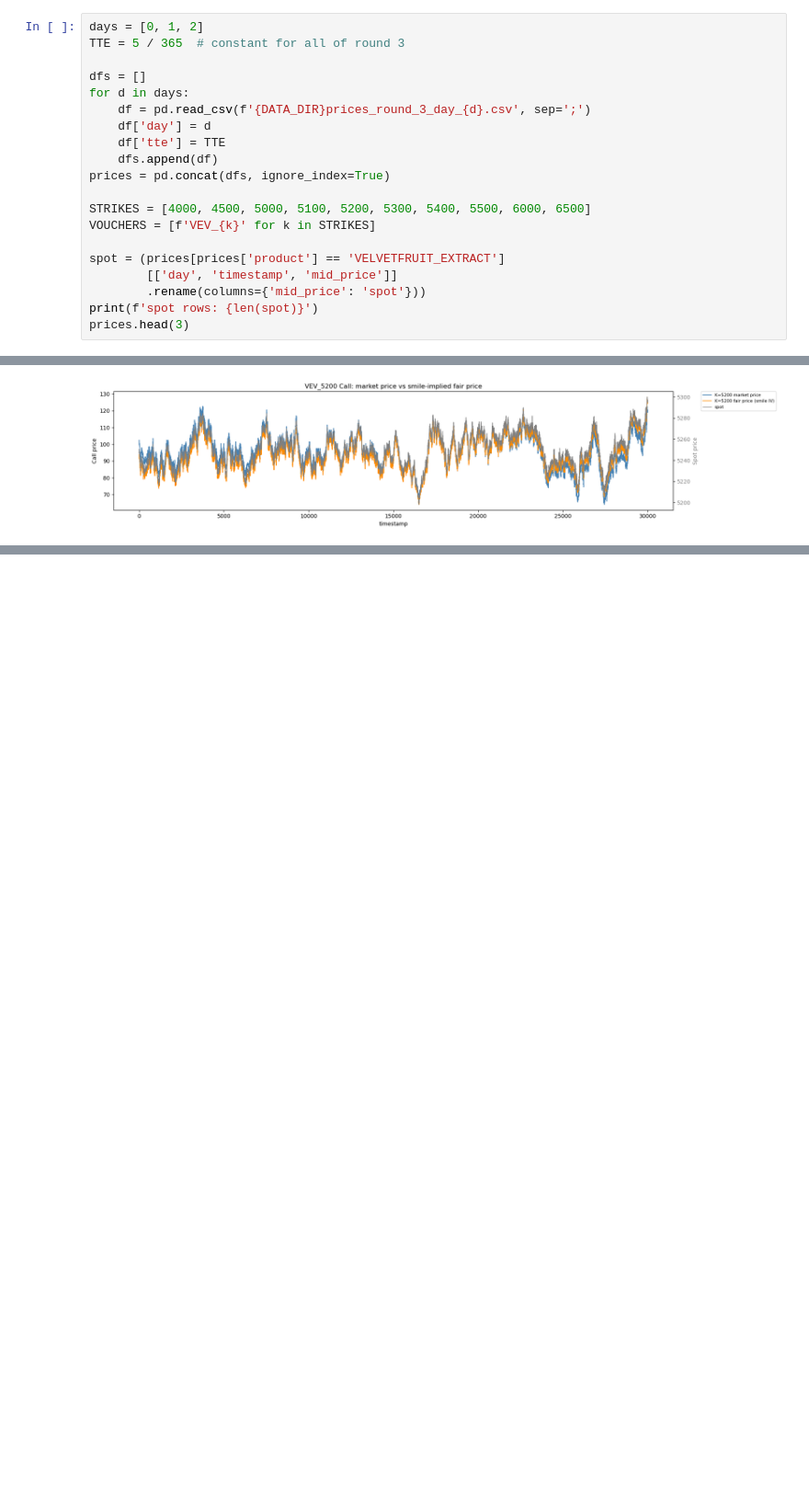
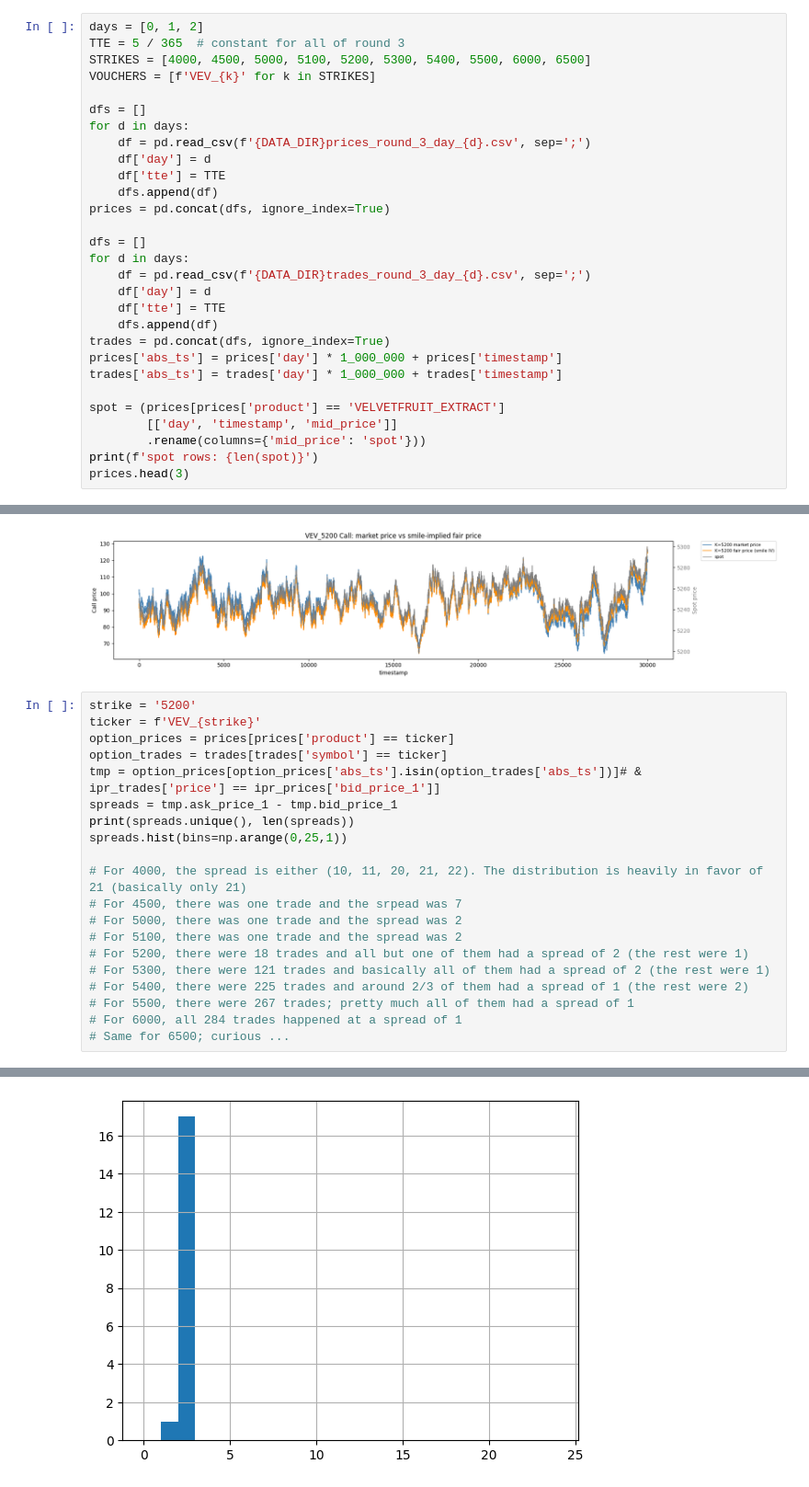
Before and after one commit to nikaslukyanov/kernel_trick, a Jupyter notebook: ROUND3/options.ipynb, the cells around one changed output, grey strips where cells are left out. Shown at 92% size. Saved outputs shown, nothing was run; the diff lists cells and outputs as text; blank space fills up the shorter version.

Commit message:
Options analysis

```diff
--- a/ROUND3/options.ipynb
+++ b/ROUND3/options.ipynb
@@ -15,6 +15,8 @@ DATA_DIR = 'round3/'
 # %%
 days = [0, 1, 2]
 TTE = 5 / 365  # constant for all of round 3
+STRIKES = [4000, 4500, 5000, 5100, 5200, 5300, 5400, 5500, 6000, 6500]
+VOUCHERS = [f'VEV_{k}' for k in STRIKES]
 
 dfs = []
 for d in days:
@@ -24,8 +26,15 @@ for d in days:
     dfs.append(df)
 prices = pd.concat(dfs, ignore_index=True)
 
-STRIKES = [4000, 4500, 5000, 5100, 5200, 5300, 5400, 5500, 6000, 6500]
-VOUCHERS = [f'VEV_{k}' for k in STRIKES]
+dfs = []
+for d in days:
+    df = pd.read_csv(f'{DATA_DIR}trades_round_3_day_{d}.csv', sep=';')
+    df['day'] = d
+    df['tte'] = TTE
+    dfs.append(df)
+trades = pd.concat(dfs, ignore_index=True)
+prices['abs_ts'] = prices['day'] * 1_000_000 + prices['timestamp']
+trades['abs_ts'] = trades['day'] * 1_000_000 + trades['timestamp']
 
 spot = (prices[prices['product'] == 'VELVETFRUIT_EXTRACT']
         [['day', 'timestamp', 'mid_price']]
@@ -277,3 +286,24 @@ plt.tight_layout()
 plt.show()
 # %% [output]
 [figure]
+# %%
+strike = '5200'
+ticker = f'VEV_{strike}'
+option_prices = prices[prices['product'] == ticker]
+option_trades = trades[trades['symbol'] == ticker]
+tmp = option_prices[option_prices['abs_ts'].isin(option_trades['abs_ts'])]# & ipr_trades['price'] == ipr_prices['bid_price_1']]
+spreads = tmp.ask_price_1 - tmp.bid_price_1
+print(spreads.unique(), len(spreads))
+spreads.hist(bins=np.arange(0,25,1))
+
+# For 4000, the spread is either (10, 11, 20, 21, 22). The distribution is heavily in favor of 21 (basically only 21)
+# For 4500, there was one trade and the srpead was 7
+# For 5000, there was one trade and the spread was 2
+# For 5100, there was one trade and the spread was 2
+# For 5200, there were 18 trades and all but one of them had a spread of 2 (the rest were 1)
+# For 5300, there were 121 trades and basically all of them had a spread of 2 (the rest were 1)
+# For 5400, there were 225 trades and around 2/3 of them had a spread of 1 (the rest were 2)
+# For 5500, there were 267 trades; pretty much all of them had a spread of 1
+# For 6000, all 284 trades happened at a spread of 1
+# Same for 6500; curious ...
+# %% [output]
@@ -279,0 +312 @@ plt.show()
+[figure, added]
```
Also changed, not shown: parts of 7 cells of this notebook, 2 other files.
